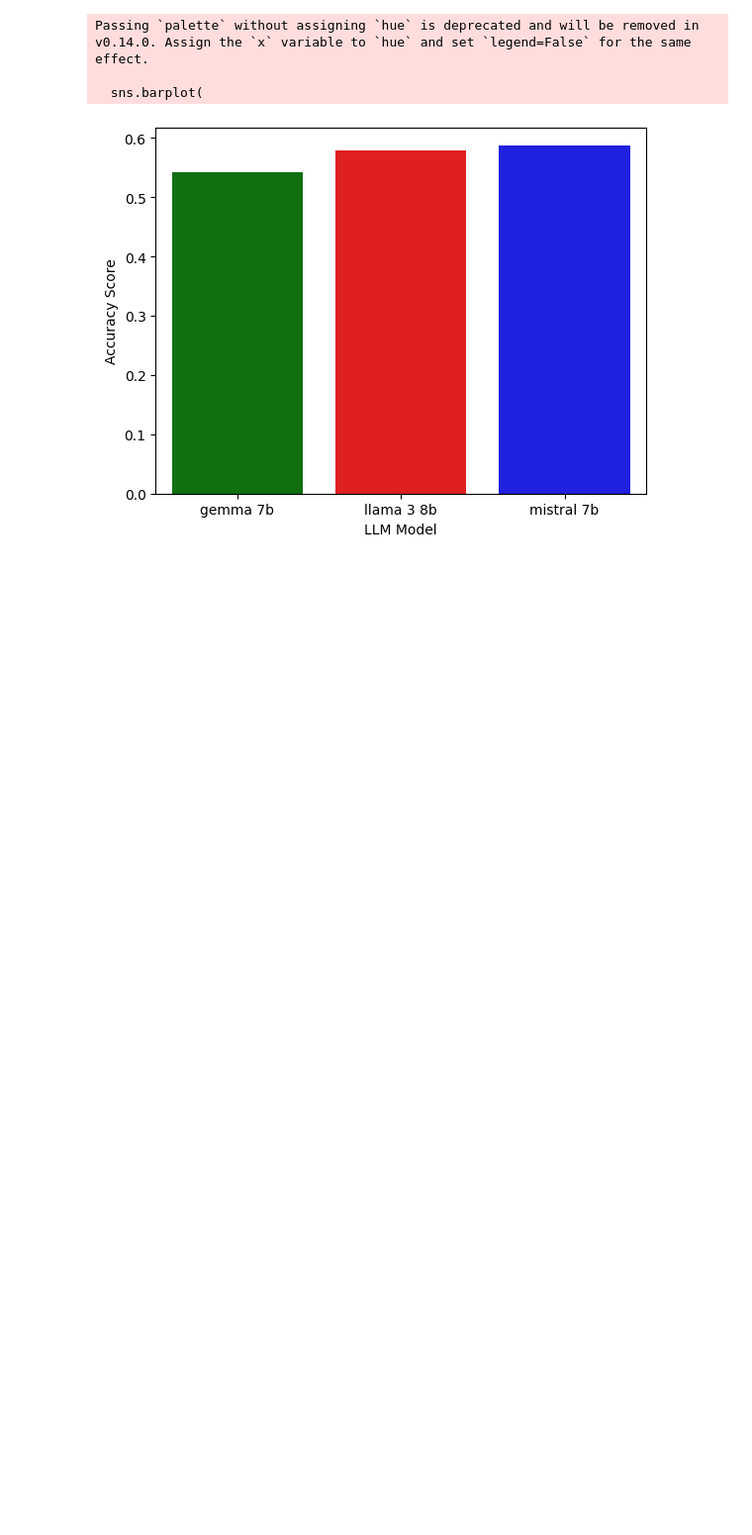
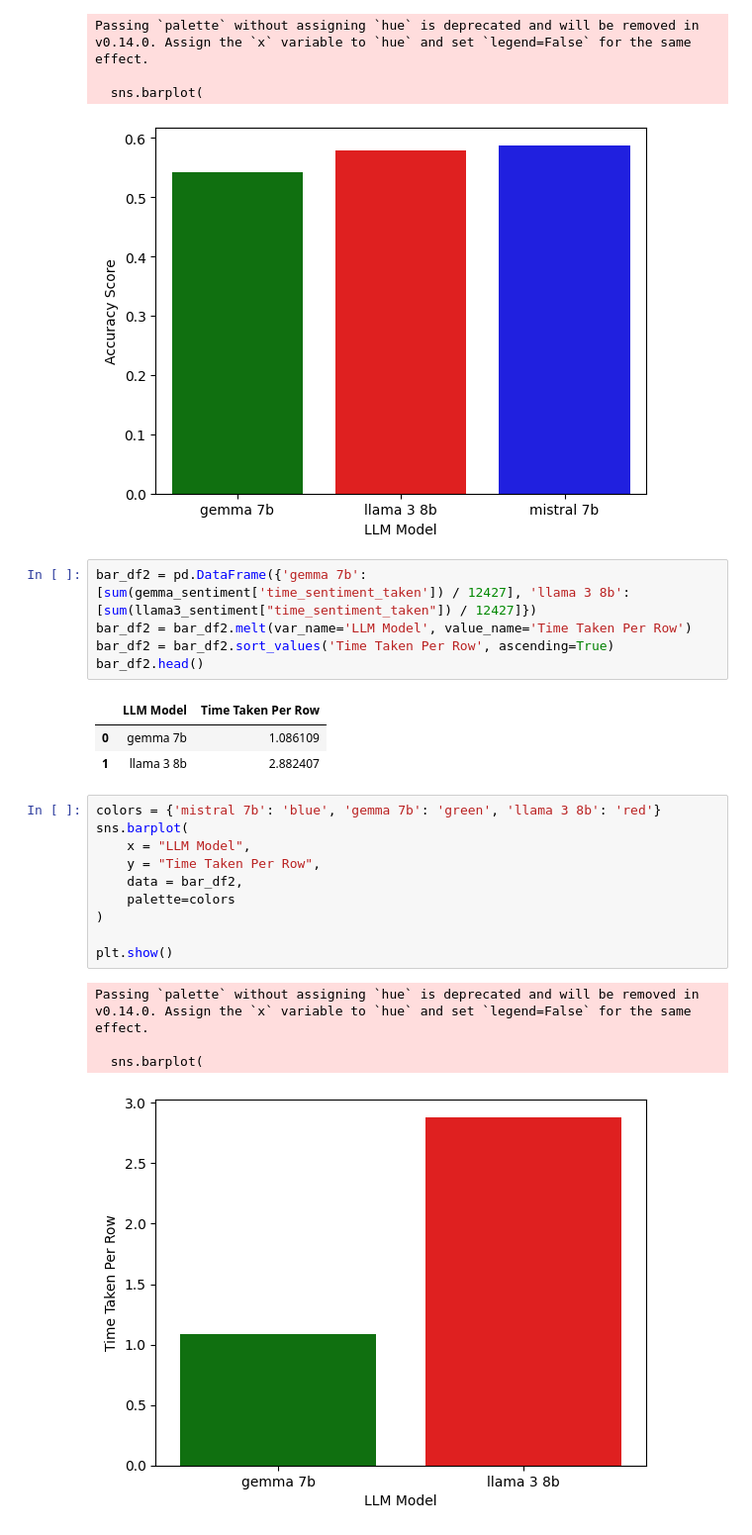
Before and after one commit to data-sci-capstone/copilot, a Jupyter notebook: Evaluation/sentiment-eval-models.ipynb, the cells around one changed output. Shown at 99% size. Drawn from its saved outputs; the diff is of its cells as text; blank space fills up the shorter version.

Commit message:
added one more plot

```diff
--- a/Evaluation/sentiment-eval-models.ipynb
+++ b/Evaluation/sentiment-eval-models.ipynb
@@ -189,3 +189,27 @@ Passing `palette` without assigning `hue` is deprecated and will be removed in v
 
   sns.barplot(
 [figure]
+# %%
+bar_df2 = pd.DataFrame({'gemma 7b': [sum(gemma_sentiment['time_sentiment_taken']) / 12427], 'llama 3 8b':[sum(llama3_sentiment["time_sentiment_taken"]) / 12427]})
+bar_df2 = bar_df2.melt(var_name='LLM Model', value_name='Time Taken Per Row')
+bar_df2 = bar_df2.sort_values('Time Taken Per Row', ascending=True)
+bar_df2.head()
+# %% [output]
+|  | LLM Model | Time Taken Per Row |
+| 0 | gemma 7b | 1.086109 |
+| 1 | llama 3 8b | 2.882407 |
+# %%
+colors = {'mistral 7b': 'blue', 'gemma 7b': 'green', 'llama 3 8b': 'red'}
+sns.barplot(
+    x = "LLM Model",
+    y = "Time Taken Per Row",
+    data = bar_df2,
+    palette=colors
+)
+
+plt.show()
+# %% [output]
+Passing `palette` without assigning `hue` is deprecated and will be removed in v0.14.0. Assign the `x` variable to `hue` and set `legend=False` for the same effect.
+
+  sns.barplot(
+[figure, added]
```
